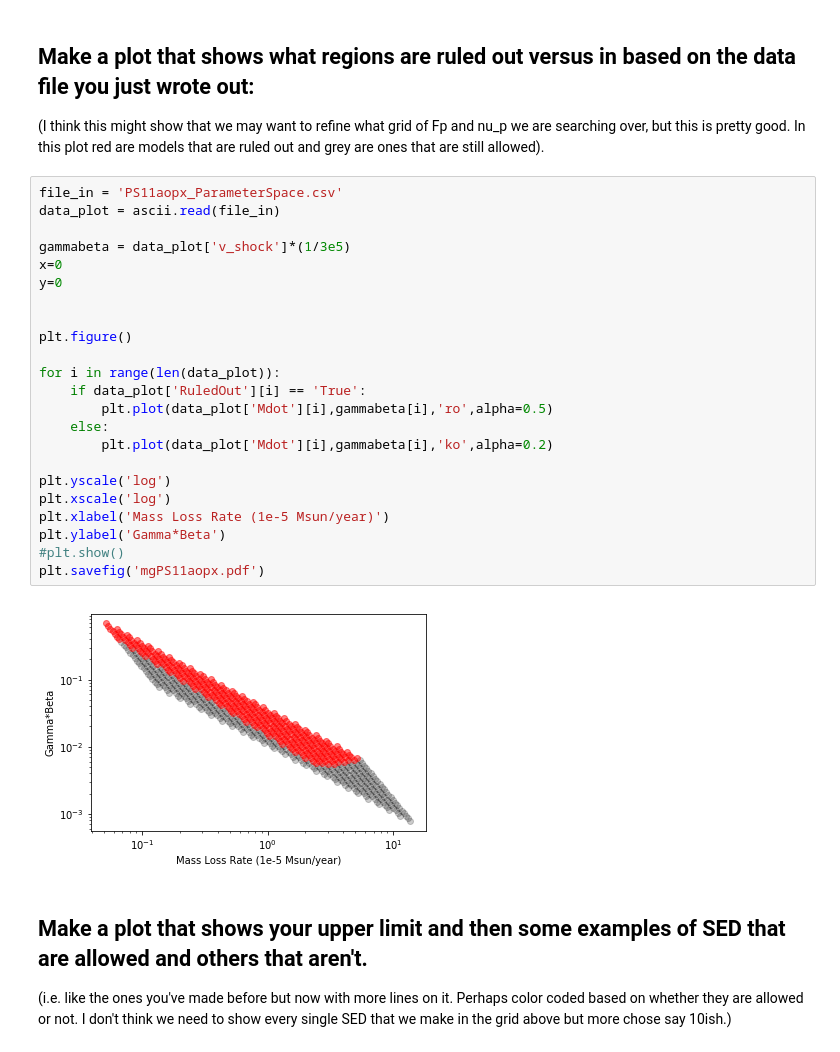
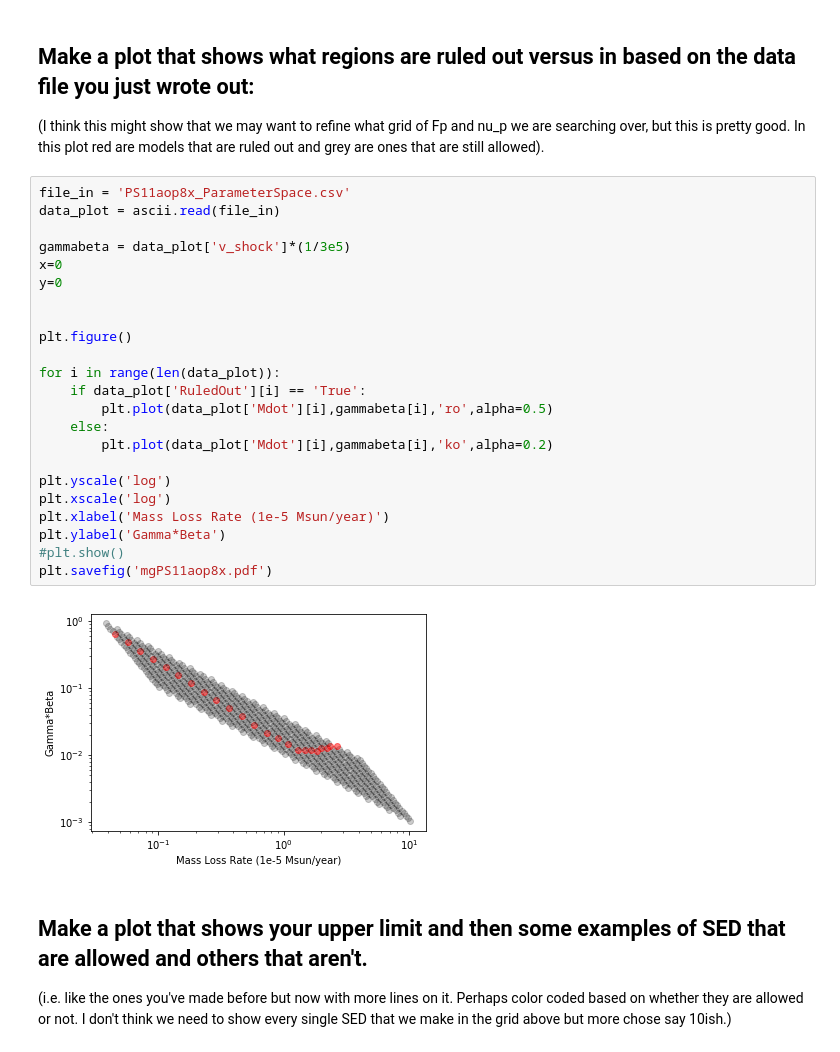
Before and after one commit to ibikadaeze/ast1501, a Jupyter notebook: freesync.ipynb, the cells around one changed output. Cells and saved outputs as stored; diff of their text form.

```diff
--- a/freesync.ipynb
+++ b/freesync.ipynb
@@ -178,30 +178,30 @@ ascii.write(data,file_out,names=names,overwrite=True)
 ## Make a plot that shows what regions are ruled out versus in based on the data file you just wrote out:
 (I think this might show that we may want to refine what grid of Fp and nu_p we are searching over, but this is pretty good. In this plot red are models that are ruled out and grey are ones that are still allowed).
 # %%
-file_in = 'PS11aopx_ParameterSpace.csv'
+file_in = 'PS11aop8x_ParameterSpace.csv'
 data_plot = ascii.read(file_in)
 
 gammabeta = data_plot['v_shock']*(1/3e5)
 x=0
 y=0
 
 
 plt.figure()
 
 for i in range(len(data_plot)):
     if data_plot['RuledOut'][i] == 'True':
         plt.plot(data_plot['Mdot'][i],gammabeta[i],'ro',alpha=0.5)
     else:
         plt.plot(data_plot['Mdot'][i],gammabeta[i],'ko',alpha=0.2)
 
 plt.yscale('log')
 plt.xscale('log')
 plt.xlabel('Mass Loss Rate (1e-5 Msun/year)')
 plt.ylabel('Gamma*Beta')
 #plt.show()
-plt.savefig('mgPS11aopx.pdf')
+plt.savefig('mgPS11aop8x.pdf')
 # %% [output]
-[figure, old version]
+[figure, new version]
 # %% [markdown]
 ## Make a plot that shows your upper limit and then some examples of SED that are allowed and others that aren't.
 (i.e. like the ones you've made before but now with more lines on it. Perhaps color coded based on whether they are allowed or not. I don't think we need to show every single SED that we make in the grid above but more chose say 10ish.)
```
Also changed, not shown: parts of 7 cells of this notebook, 5 other files.
